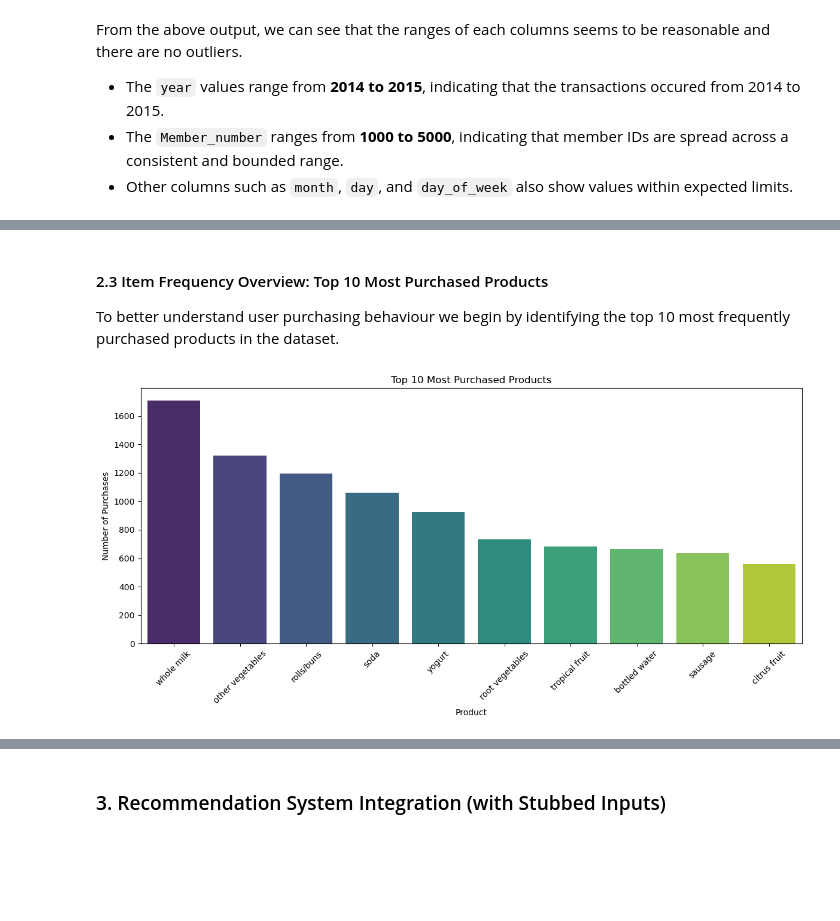
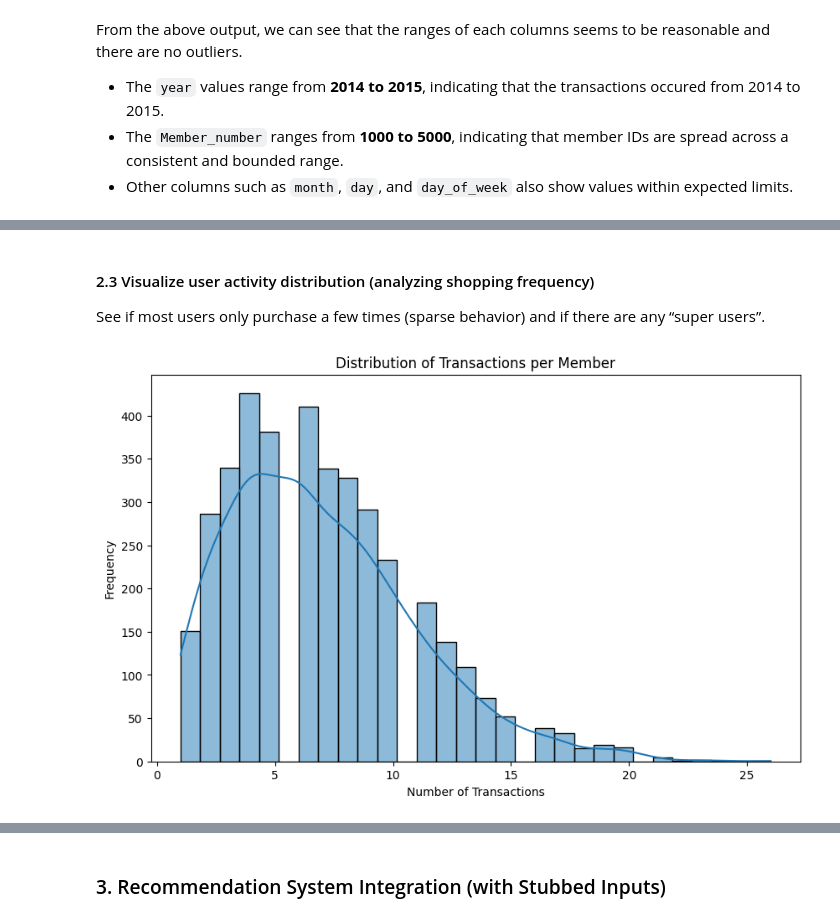
Before and after one commit to umairsayed/MBD_A3, a Jupyter notebook: 7_assign3.ipynb, the cells around one changed output, grey strips where cells are left out. Cells and saved outputs as stored; diff of their text form; code cells hidden in the pictures; blank space fills up the shorter version.

```diff
--- a/7_assign3.ipynb
+++ b/7_assign3.ipynb
@@ -26,7 +25,7 @@ from mlxtend.frequent_patterns import association_rules, fpgrowth
 # %% [markdown]
 ### 1. Read the dataset
 # %%
-df_train = pd.read_csv('./data/Groceries data train.csv')
+df_train = pd.read_csv('../data/Groceries data train.csv')
 
 print("Dataset shape:", df_train.shape)
 df_train.head()
@@ -92,0 +108,9 @@ Time Range: 1/01/2014 to 9/12/2015
+# %%
+# Convert the Date variable to datetime format
+df_train['Date'] = pd.to_datetime(df_train['Date'], format='%d/%m/%Y')
+# Check the data types of the variables again
+print("Date type:", df_train['Date'].dtypes)
+# Check the number of transactions per day
+print("\nThe number of transactions per day: \n", df_train.groupby('Date').size().describe())
+# check the first 5 rows of the dataset
+print(df_train.head())
@@ -109,16 +199,20 @@ plt.show()
 # %% [markdown]
-#### 2.3 Item Frequency Overview: Top 10 Most Purchased Products
-
-To better understand user purchasing behaviour we begin by identifying the top 10 most frequently purchased products in the dataset.
+#### 2.3 Visualize user activity distribution (analyzing shopping frequency)
+See if most users only purchase a few times (sparse behavior) and if there are any “super users”.
 # %%
-top_products = df_train['itemDescription'].value_counts().head(10)
-plt.figure(figsize=(12, 6))
-sns.barplot(x=top_products.index, y=top_products.values, palette='viridis')
-plt.title('Top 10 Most Purchased Products')
-plt.xlabel('Product')
-plt.ylabel('Number of Purchases')
-plt.xticks(rotation=45)
-plt.tight_layout()
-plt.show()
+# Distribution of Transactions per Member
+def plot_transactions_per_member(df_train):
+    # Calculate the number of transactions per member
+    transactions_per_member = df_train['Member_number'].value_counts()
+
+    # Plot the distribution
+    plt.figure(figsize=(10, 6))
+    sns.histplot(transactions_per_member, bins=30, kde=True)
+    plt.title('Distribution of Transactions per Member')
+    plt.xlabel('Number of Transactions')
+    plt.ylabel('Frequency')
+    plt.show()
+
+plot_transactions_per_member(df_train)
 # %% [output]
-[figure, old version]
+[figure, new version]
```
Also changed, not shown: parts of 24 cells of this notebook.
